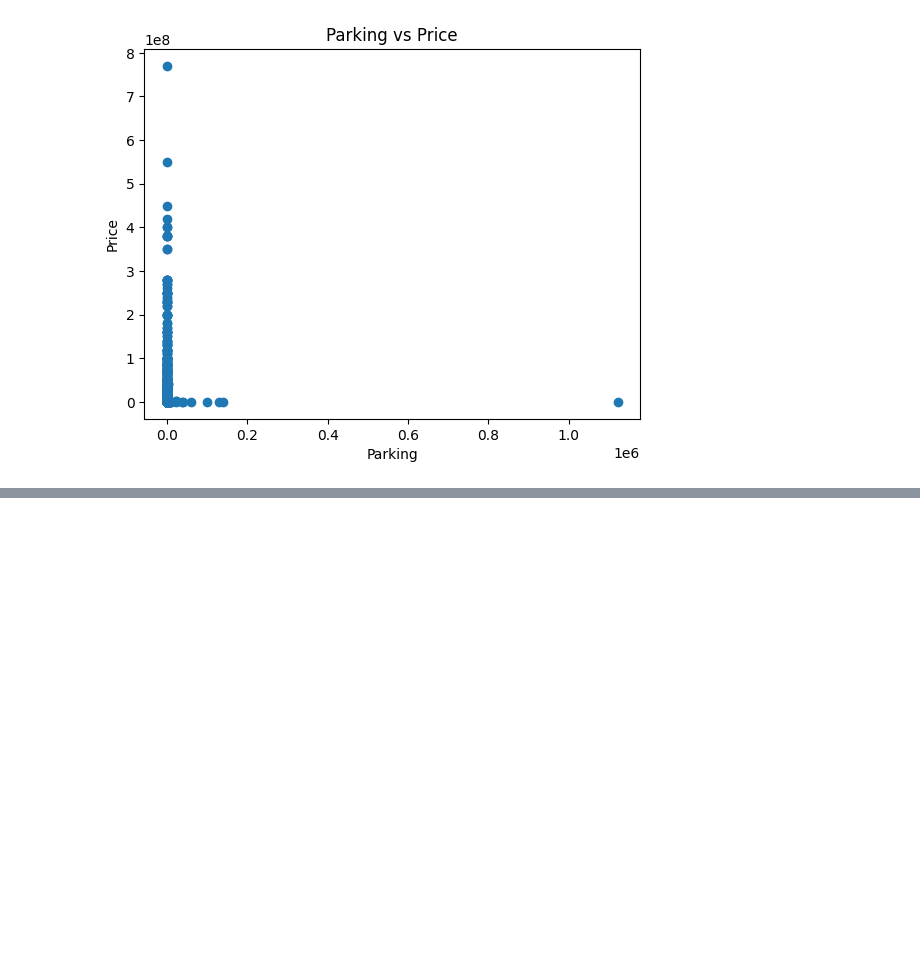
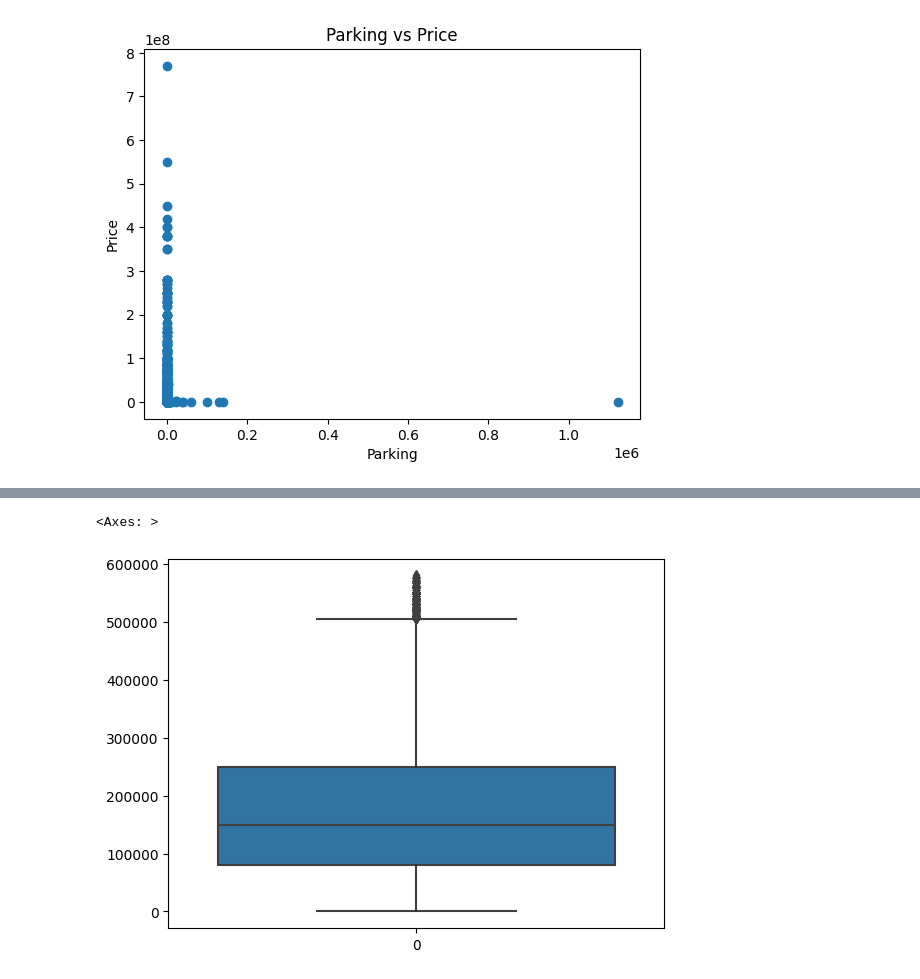
Before and after one commit to Mburu-Elvis/NairobiRentPrices, a Jupyter notebook: eda_housing_nairobi.ipynb, the cells around one changed output, grey strips where cells are left out. Drawn from its saved outputs; the diff is of its cells as text; code cells hidden in the pictures; blank space fills up the shorter version.

```diff
--- a/eda_housing_nairobi.ipynb
+++ b/eda_housing_nairobi.ipynb
@@ -459,0 +599,7 @@ for i in data['Parking']:
+# %%
+Q1 = np.percentile(data['Price'], 25, method='midpoint')
+Q3 = np.percentile(data['Price'], 75, method='midpoint')
+
+IQR = Q3 - Q1
+
+print(f"Q1: {Q1}, Q3: {Q3}, IQR: {IQR}")
@@ -459,0 +608,5 @@ for i in data['Parking']:
+# %%
+lower = Q1 - 1.5 * IQR
+upper = Q3 + 1.5 * IQR
+
+print(lower, upper)
@@ -459,0 +615,3 @@ for i in data['Parking']:
+# %%
+upper_array = np.array(data['Price'] >= upper)
+lower_array = np.array(data['Price'] <= lower)
@@ -459,0 +626,3 @@ for i in data['Parking']:
+# %%
+data.loc[lower_array, 'Price'] = data['Price'].median()
+data.loc[upper_array, 'Price'] = data['Price'].median()
@@ -459,0 +641,5 @@ for i in data['Parking']:
+# %%
+sns.boxplot(data['Price'])
+# %% [output]
+<Axes: >
+[figure, added]
```
Also changed, not shown: parts of 23 cells of this notebook.
